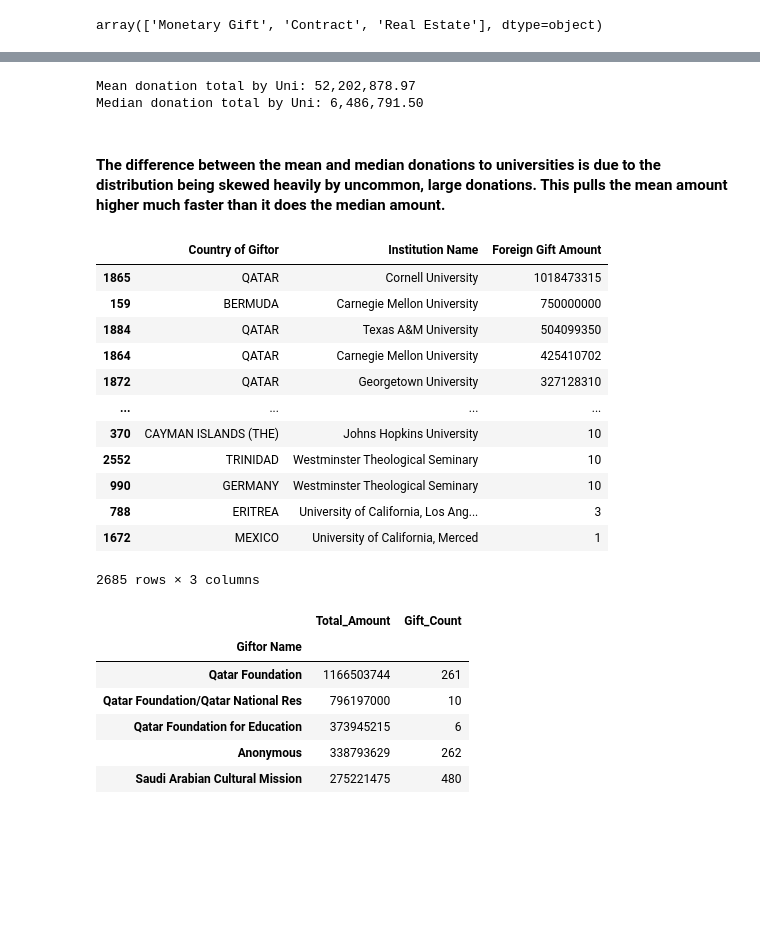
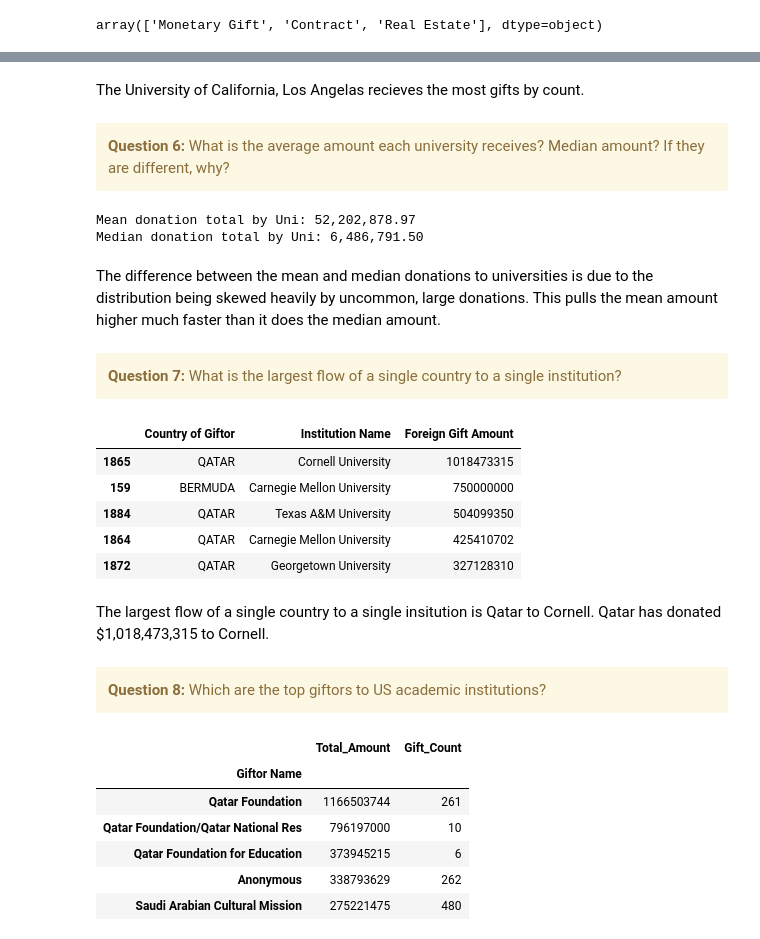
Before and after one commit to sjh-6161/DS-5030-Labs, a Jupyter notebook: Lab 1/initial_analysis.ipynb, the cells around one changed output, grey strips where cells are left out. Drawn from its saved outputs; the diff is of its cells as text; code cells hidden in the pictures; blank space fills up the shorter version.

Commit message:
Fix duplicate answers to part 1, coelesce all information into initial_analysis.ipynb for answers to part 1 questions.

```diff
--- a/Lab 1/initial_analysis.ipynb
+++ b/Lab 1/initial_analysis.ipynb
@@ -114 +103,7 @@ Name: count, Length: 318, dtype: int64
+# %% [markdown]
+The University of California, Los Angelas recieves the most gifts by count.
+# %% [markdown]
+<div class="alert alert-block alert-warning">
+<b>Question 6:</b>  What is the average amount each university receives? Median amount? If they are different, why?
+</div>
 # %%
@@ -124,22 +119,25 @@ print(f"Median donation total by Uni: {median_total_per_uni:,.2f}")
 Mean donation total by Uni: 52,202,878.97
 Median donation total by Uni: 6,486,791.50
 # %% [markdown]
-#### The difference between the mean and median donations to universities is due to the distribution being skewed heavily by uncommon, large donations. This pulls the mean amount higher much faster than it does the median amount.
+The difference between the mean and median donations to universities is due to the distribution being skewed heavily by uncommon, large donations. This pulls the mean amount higher much faster than it does the median amount.
+# %% [markdown]
+<div class="alert alert-block alert-warning">
+<b>Question 7:</b>  What is the largest flow of a single country to a single institution?
+</div>
 # %%
-#1.3.7
-gift.groupby(['Country of Giftor', 'Institution Name'])['Foreign Gift Amount'].sum().reset_index().sort_values('Foreign Gift Amount', ascending=False)
+# 1.3.7
+gift.groupby(['Country of Giftor', 'Institution Name'])['Foreign Gift Amount'].sum().reset_index().sort_values('Foreign Gift Amount', ascending=False).head()
 # %% [output]
 |  | Country of Giftor | Institution Name | Foreign Gift Amount |
 | 1865 | QATAR | Cornell University | 1018473315 |
 | 159 | BERMUDA | Carnegie Mellon University | 750000000 |
 | 1884 | QATAR | Texas A&M University | 504099350 |
 | 1864 | QATAR | Carnegie Mellon University | 425410702 |
 | 1872 | QATAR | Georgetown University | 327128310 |
-| ... | ... | ... | ... |
-| 370 | CAYMAN ISLANDS (THE) | Johns Hopkins University | 10 |
-| 2552 | TRINIDAD | Westminster Theological Seminary | 10 |
-| 990 | GERMANY | Westminster Theological Seminary | 10 |
-| 788 | ERITREA | University of California, Los Ang... | 3 |
-| 1672 | MEXICO | University of California, Merced | 1 |
-2685 rows × 3 columns
+# %% [markdown]
+The largest flow of a single country to a single insitution is Qatar to Cornell. Qatar has donated $1,018,473,315 to Cornell.
+# %% [markdown]
+<div class="alert alert-block alert-warning">
+<b>Question 8:</b>  Which are the top giftors to US academic institutions?
+</div>
 # %%
```
Also changed, not shown: parts of 22 cells of this notebook, 3 other files.
